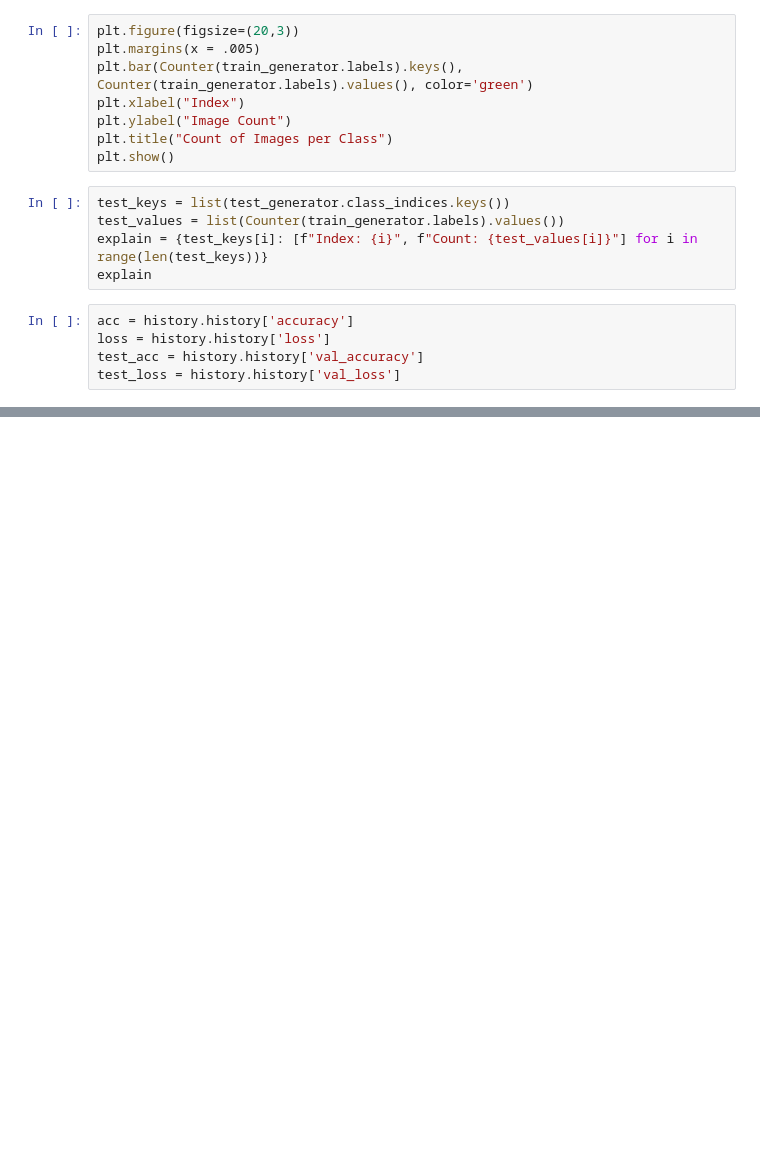
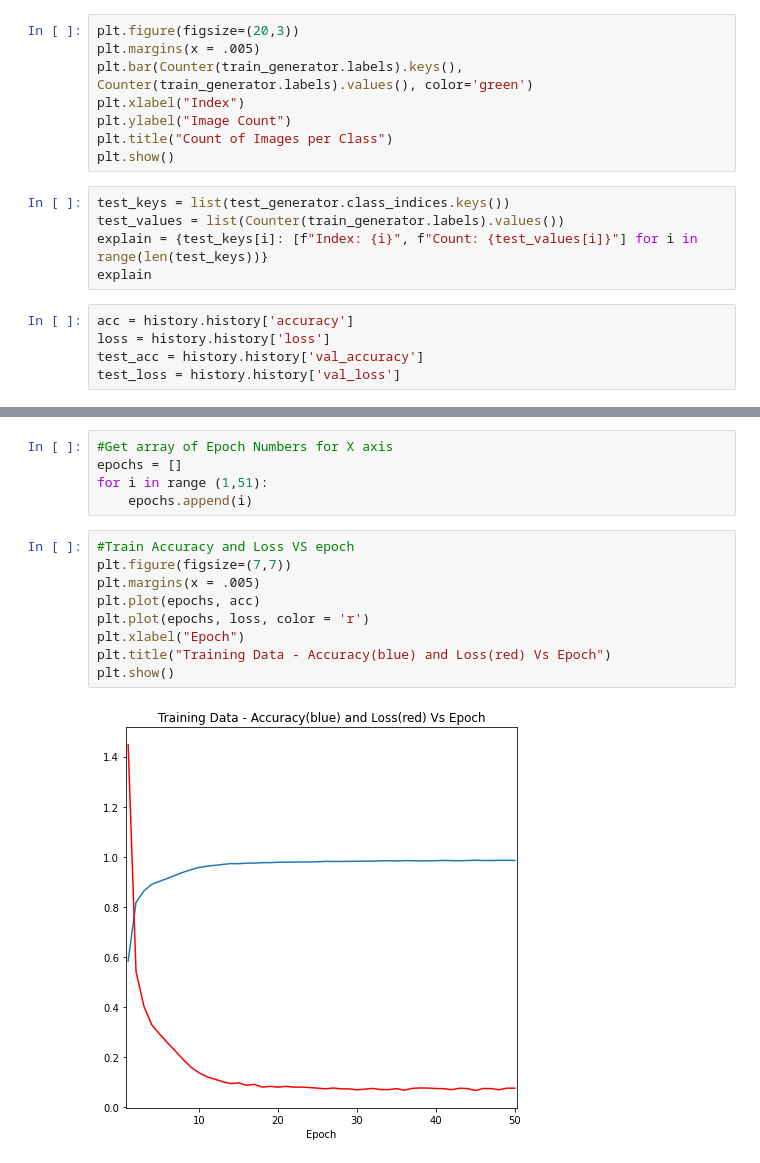
Before and after one commit to ashleep/Heningburg_Pounds_Final_Project, a Jupyter notebook: CNNtest.ipynb, the cells around one changed output, grey strips where cells are left out. Saved outputs shown, nothing was run; the diff lists cells and outputs as text; blank space fills up the shorter version.

Commit message:
added matplotlib graphs for loss and accuracy

```diff
--- a/CNNtest.ipynb
+++ b/CNNtest.ipynb
@@ -214,0 +249,16 @@ with open('model_metrics/test_loss.txt', 'w') as filehandle:
+# %%
+#Get array of Epoch Numbers for X axis
+epochs = []
+for i in range (1,51):
+    epochs.append(i)
+# %%
+#Train Accuracy and Loss VS epoch
+plt.figure(figsize=(7,7))
+plt.margins(x = .005)
+plt.plot(epochs, acc)
+plt.plot(epochs, loss, color = 'r')
+plt.xlabel("Epoch")
+plt.title("Training Data - Accuracy(blue) and Loss(red) Vs Epoch")
+plt.show()
+# %% [output]
+[figure, added]
```
Also changed, not shown: parts of 3 cells of this notebook.
